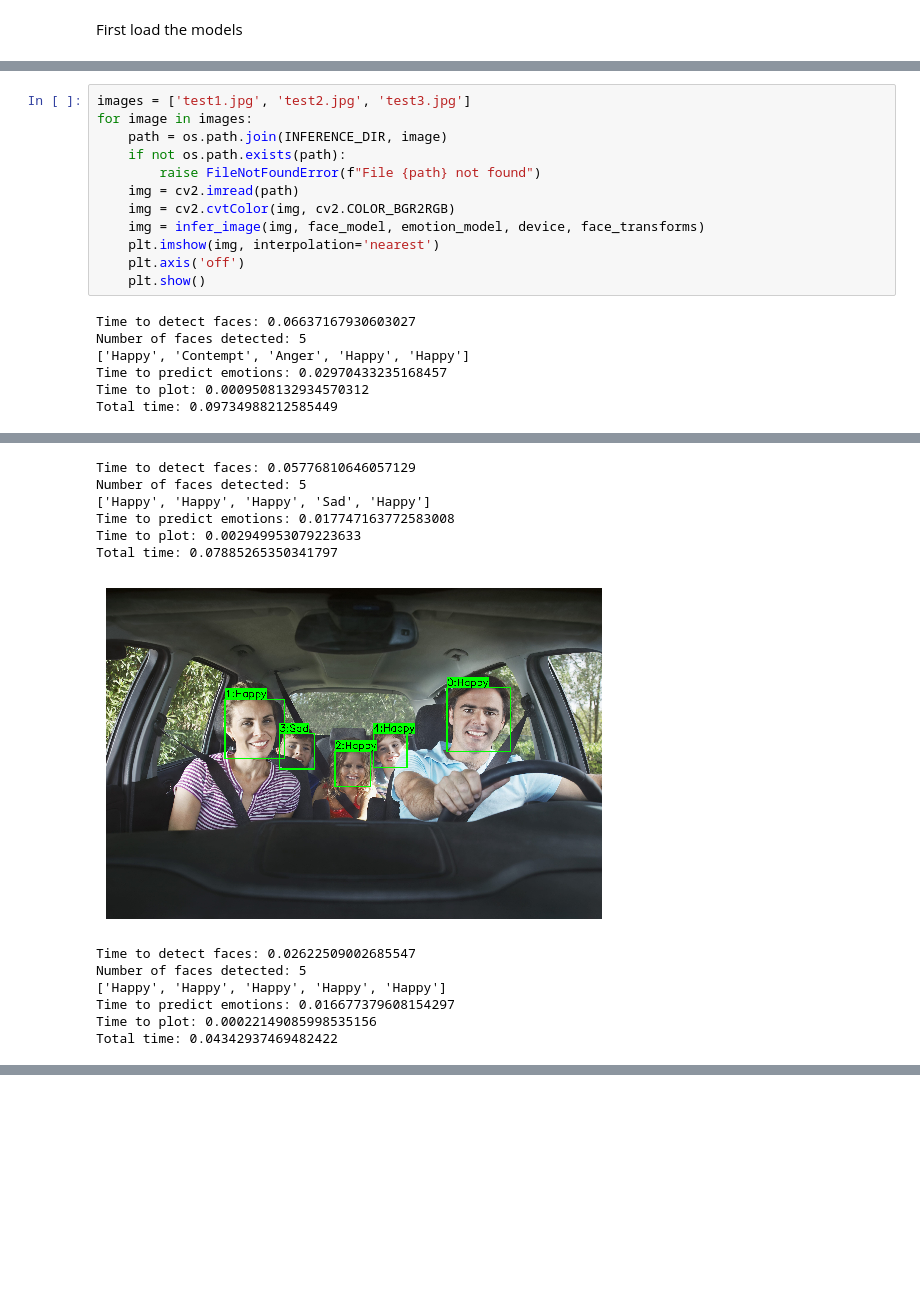
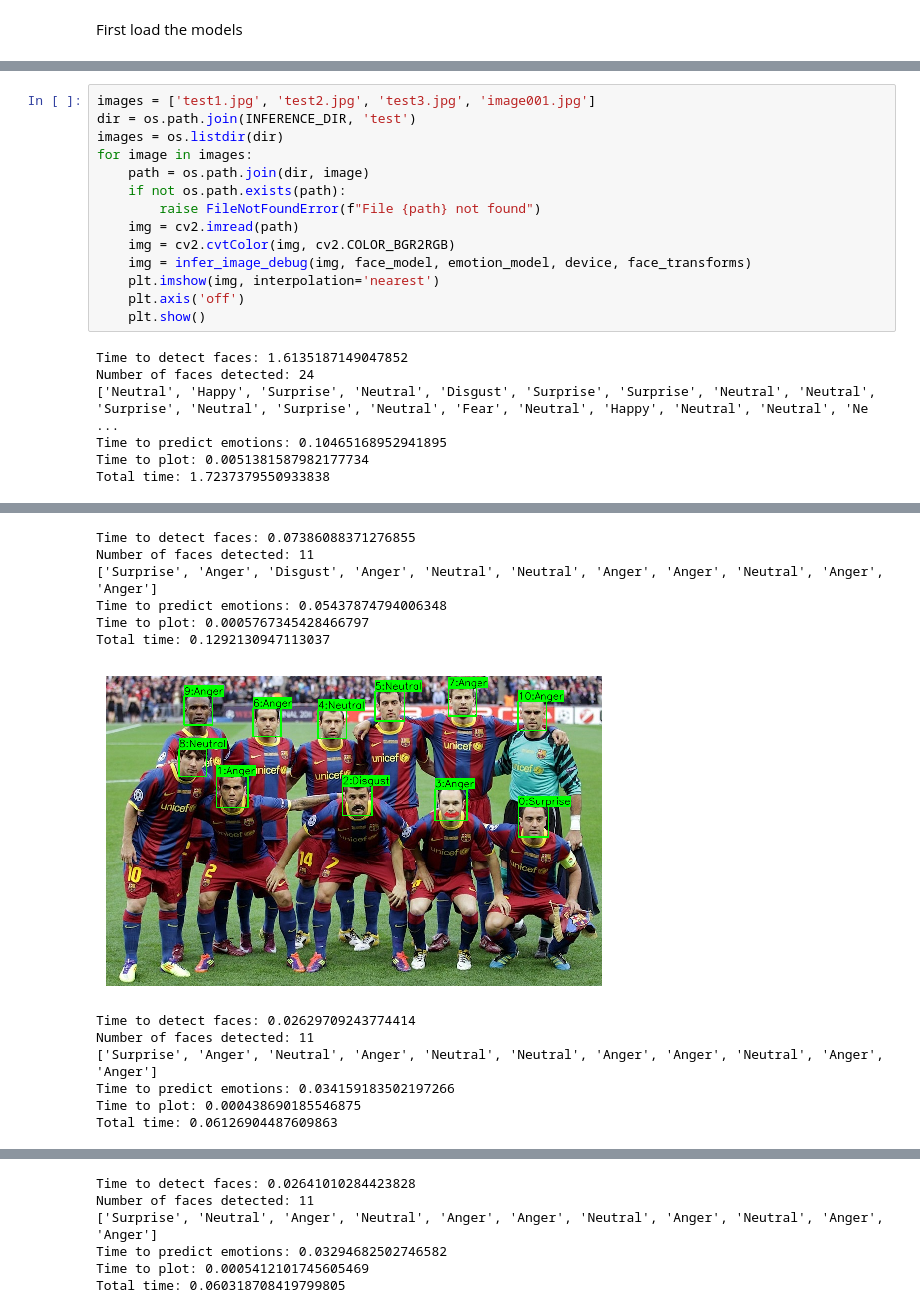
Before and after one commit to armand-07/emotion_recognition, a Jupyter notebook: notebooks/infer_examples.ipynb, the cells around one changed output, grey strips where cells are left out. Drawn from its saved outputs; the diff is of its cells as text; blank space fills up the shorter version.

```diff
--- a/notebooks/infer_examples.ipynb
+++ b/notebooks/infer_examples.ipynb
@@ -38,21 +39,23 @@ Creating model with architecture: resnet50
 Using pre-trained weights: False
 Using custom weights of type <class 'collections.OrderedDict'>:
 # %%
-images = ['test1.jpg', 'test2.jpg', 'test3.jpg']
+images = ['test1.jpg', 'test2.jpg', 'test3.jpg', 'image001.jpg']
+dir = os.path.join(INFERENCE_DIR, 'test')
+images = os.listdir(dir)
 for image in images:
-    path = os.path.join(INFERENCE_DIR, image)
+    path = os.path.join(dir, image)
     if not os.path.exists(path):
         raise FileNotFoundError(f"File {path} not found")
     img = cv2.imread(path)
     img = cv2.cvtColor(img, cv2.COLOR_BGR2RGB)
-    img = infer_image(img, face_model, emotion_model, device, face_transforms)
+    img = infer_image_debug(img, face_model, emotion_model, device, face_transforms)
     plt.imshow(img, interpolation='nearest')
     plt.axis('off')
     plt.show()
 # %% [output]
-Time to detect faces: 0.06637167930603027
-Number of faces detected: 5
-['Happy', 'Contempt', 'Anger', 'Happy', 'Happy']
-Time to predict emotions: 0.02970433235168457
-Time to plot: 0.0009508132934570312
-Total time: 0.09734988212585449
+Time to detect faces: 1.6135187149047852
+Number of faces detected: 24
+['Neutral', 'Happy', 'Surprise', 'Neutral', 'Disgust', 'Surprise', 'Surprise', 'Neutral', 'Neutral', 'Surprise', 'Neutral', 'Surprise', 'Neutral', 'Fear', 'Neutral', 'Happy', 'Neutral', 'Neutral', 'Ne ...
+Time to predict emotions: 0.10465168952941895
+Time to plot: 0.0051381587982177734
+Total time: 1.7237379550933838
@@ -60,13 +63,13 @@ Total time: 0.09734988212585449
-Time to detect faces: 0.05776810646057129
-Number of faces detected: 5
-['Happy', 'Happy', 'Happy', 'Sad', 'Happy']
-Time to predict emotions: 0.017747163772583008
-Time to plot: 0.002949953079223633
-Total time: 0.07885265350341797
+Time to detect faces: 0.07386088371276855
+Number of faces detected: 11
+['Surprise', 'Anger', 'Disgust', 'Anger', 'Neutral', 'Neutral', 'Anger', 'Anger', 'Neutral', 'Anger', 'Anger']
+Time to predict emotions: 0.05437874794006348
+Time to plot: 0.0005767345428466797
+Total time: 0.1292130947113037
-[figure, old version]
+[figure, new version]
-Time to detect faces: 0.02622509002685547
-Number of faces detected: 5
-['Happy', 'Happy', 'Happy', 'Happy', 'Happy']
-Time to predict emotions: 0.016677379608154297
-Time to plot: 0.00022149085998535156
-Total time: 0.04342937469482422
+Time to detect faces: 0.02629709243774414
+Number of faces detected: 11
+['Surprise', 'Anger', 'Neutral', 'Anger', 'Neutral', 'Neutral', 'Anger', 'Anger', 'Neutral', 'Anger', 'Anger']
+Time to predict emotions: 0.034159183502197266
+Time to plot: 0.000438690185546875
+Total time: 0.06126904487609863
@@ -73,0 +84,6 @@ Total time: 0.04342937469482422
+Time to detect faces: 0.02641010284423828
+Number of faces detected: 11
+['Surprise', 'Neutral', 'Anger', 'Neutral', 'Anger', 'Anger', 'Neutral', 'Anger', 'Neutral', 'Anger', 'Anger']
+Time to predict emotions: 0.03294682502746582
+Time to plot: 0.0005412101745605469
+Total time: 0.060318708419799805
```
Also changed, not shown: parts of 5 cells of this notebook, 6 other files.
